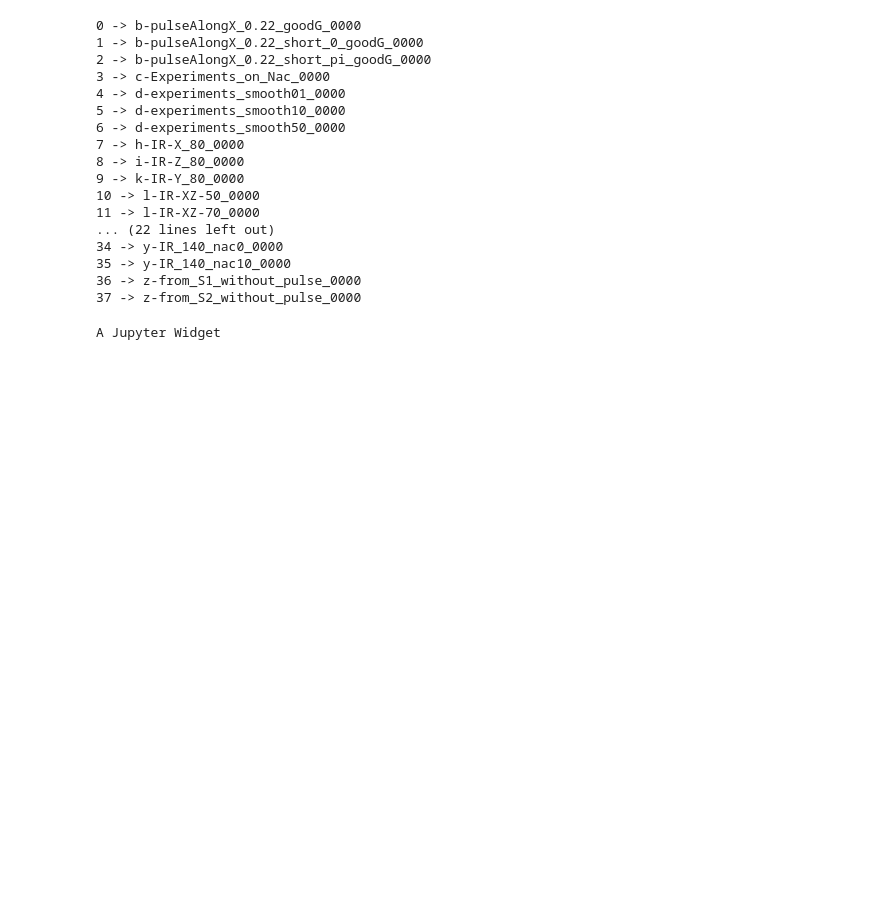
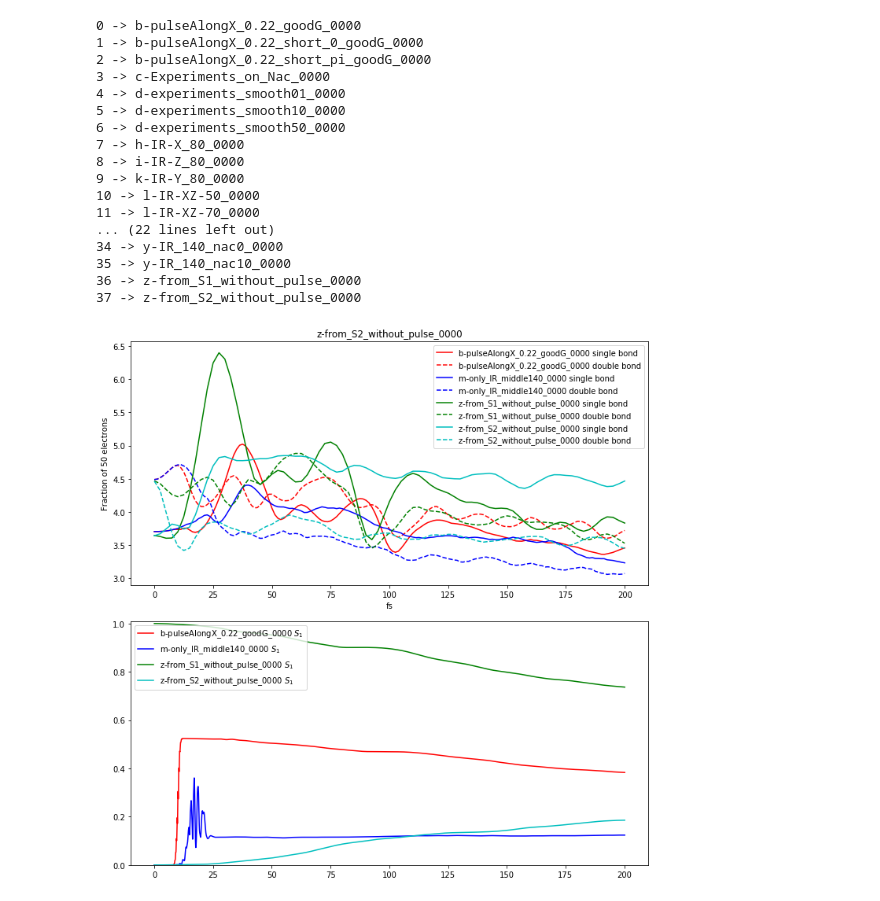
Before and after one commit to acuzzio/GridQuantumPropagator, a Jupyter notebook: Scripts/Between_bonds_paper.ipynb, the cells around one changed output. Drawn from its saved outputs; the diff is of its cells as text; code cells hidden in the pictures; blank space fills up the shorter version.

Commit message:
look at colormap

```diff
--- a/Scripts/Between_bonds_paper.ipynb
+++ b/Scripts/Between_bonds_paper.ipynb
@@ -32,28 +33,36 @@ print(''.join(['{} -> {}\n'.format(a,b) for a,b in enumerate(subfolders)]))
 36 -> z-from_S1_without_pulse_0000
 37 -> z-from_S2_without_pulse_0000
 # %%
-i_want = [0]
+i_want = [0,18,36,37]
 selected = [ subfolders[i] for i in i_want]
 # %%
 def graph_between_bonds(folder_list):
-    fig, ax0 = plt.subplots(1,1,figsize=(8,5))
-    for this_folder in folder_list:
+    fig, [ax0,ax1] = plt.subplots(2,1,figsize=(10,10))
+
+    colors = ['r','b','g','c']
+
+    for i, this_folder in enumerate(folder_list):
         abs_path = os.path.join(fol,this_folder)
         fir_file = os.path.join(abs_path, 'list_first.dat')
         sec_file = os.path.join(abs_path, 'list_second.dat')
+        population_file = os.path.join(abs_path, 'outputPopul')
+        dataP = pd.read_csv(population_file, delim_whitespace=True, header=None)
         fir = np.loadtxt(fir_file)
         sec = np.loadtxt(sec_file)
         norm = 0.317460*0.317460*0.317460
-        ax0.plot(fir[:,0],fir[:,1]*norm, color='b', label='single bond')
-        ax0.plot(sec[:,0],sec[:,1]*norm, color='r', label='double bond')
+        ax0.plot(fir[:,0],fir[:,1]*norm, color=colors[i], ls='-', label='{} single bond'.format(this_folder))
+        ax0.plot(sec[:,0],sec[:,1]*norm, color=colors[i], ls='--', label='{} double bond'.format(this_folder))
+        ax1.plot(dataP[0],dataP[2], color=colors[i], ls='-', label=r'{} $S_1$'.format(this_folder))
 
+    ax1.set_ylim([0,1.01])
     ax0.legend()
+    ax1.legend()
     ax0.set_title(this_folder)
     ax0.set_xlabel('fs')
     ax0.set_ylabel('Fraction of 50 electrons')
 
     fig.tight_layout()
 
 graph_between_bonds(selected)
 # %% [output]
-A Jupyter Widget
+[figure, added]
```
Also changed, not shown: parts of 1 cell of this notebook, 1 other file.
